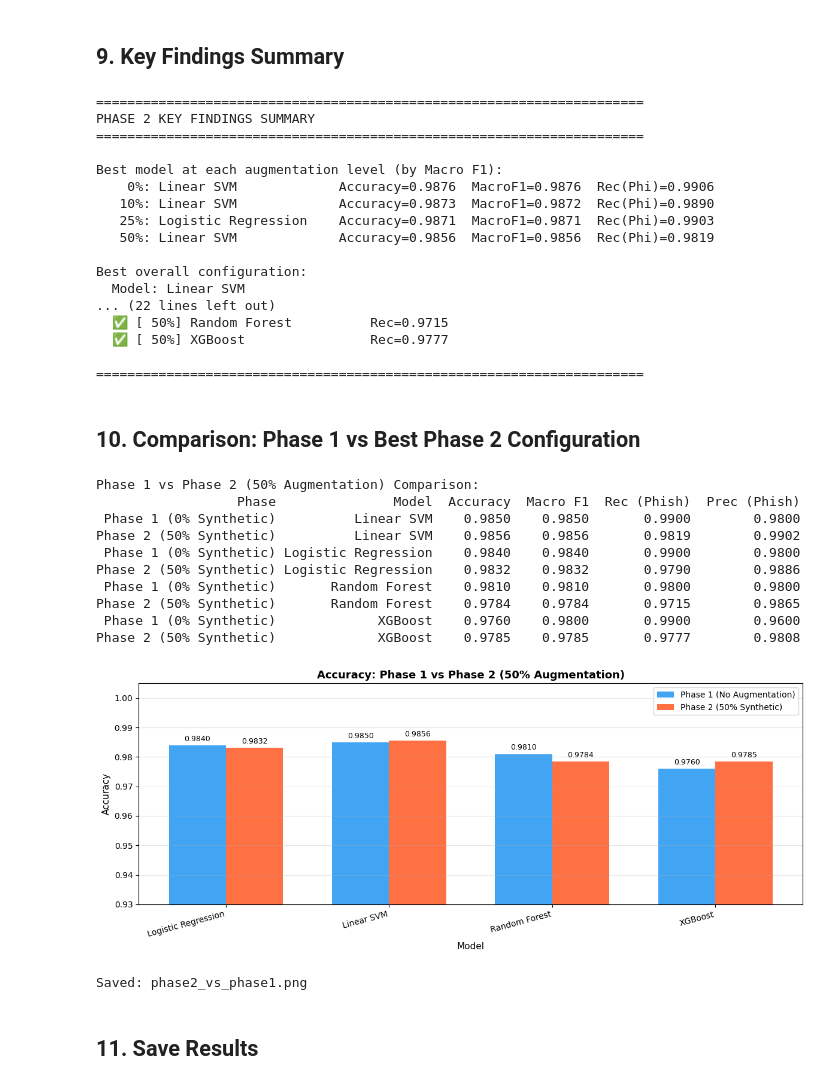
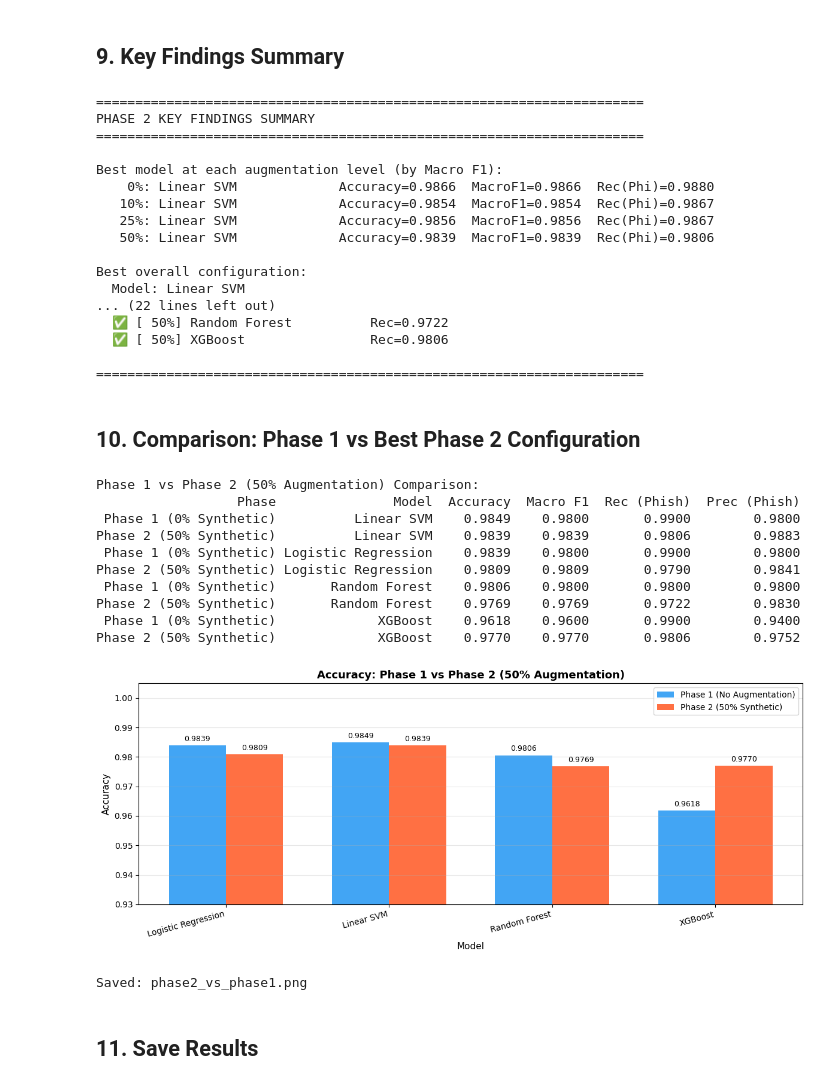
Before and after one commit to bibekkumar323/Phishing-Detector, a Jupyter notebook: notebooks/03_phase_2_augmentation.ipynb, the cells around one changed output. Saved outputs shown, nothing was run; the diff lists cells and outputs as text; code cells hidden in the pictures.

```diff
--- a/notebooks/03_phase_2_augmentation.ipynb
+++ b/notebooks/03_phase_2_augmentation.ipynb
@@ -157,7 +157,7 @@ def build_augmented_dataset(train_legit, train_phish, synth_df, ratio, random_st
     # Sample synthetic phishing emails
     if n_synthetic > 0:
         synth_sample = synth_df.sample(
-            n=min(n_synthetic, len(synth_df)),
+            n=n_synthetic,
             random_state=random_state,
             replace=(n_synthetic > len(synth_df))
         )[['label', 'text']].copy()
@@ -210,7 +210,7 @@ def train_and_evaluate(X_train, y_train, X_test, y_test, ratio_label):
         'Logistic Regression': LogisticRegression(max_iter=1000, random_state=42, C=1.0),
         'Linear SVM': LinearSVC(max_iter=2000, random_state=42, C=1.0),
         'Random Forest': RandomForestClassifier(n_estimators=100, random_state=42, n_jobs=-1),
-        'XGBoost': XGBClassifier(n_estimators=100, random_state=42,use_label_encoder=False, eval_metric='logloss',verbosity=0),
+        'XGBoost': XGBClassifier(n_estimators=100, random_state=42,eval_metric='logloss',verbosity=0),
     }
 
     results = []
@@ -276,9 +276,9 @@ for ratio in RATIOS:
 
     # Fit TF-IDF on this training set
     tfidf = TfidfVectorizer(
-        max_features=5000,
-        ngram_range=(1, 2),
-        sublinear_tf=True
+    max_features=5000,
+    stop_words='english',
+    ngram_range=(1, 2)
     )
     X_train = tfidf.fit_transform(X_train_raw)
     X_test  = tfidf.transform(X_test_raw)
@@ -487,16 +487,16 @@ PHASE 2 KEY FINDINGS SUMMARY
 ======================================================================
 
 Best model at each augmentation level (by Macro F1):
-    0%: Linear SVM             Accuracy=0.9876  MacroF1=0.9876  Rec(Phi)=0.9906
-   10%: Linear SVM             Accuracy=0.9873  MacroF1=0.9872  Rec(Phi)=0.9890
-   25%: Logistic Regression    Accuracy=0.9871  MacroF1=0.9871  Rec(Phi)=0.9903
-   50%: Linear SVM             Accuracy=0.9856  MacroF1=0.9856  Rec(Phi)=0.9819
+    0%: Linear SVM             Accuracy=0.9866  MacroF1=0.9866  Rec(Phi)=0.9880
+   10%: Linear SVM             Accuracy=0.9854  MacroF1=0.9854  Rec(Phi)=0.9867
+   25%: Linear SVM             Accuracy=0.9856  MacroF1=0.9856  Rec(Phi)=0.9867
+   50%: Linear SVM             Accuracy=0.9839  MacroF1=0.9839  Rec(Phi)=0.9806
 
 Best overall configuration:
   Model: Linear SVM
 ... (22 lines left out)
-  ✅ [ 50%] Random Forest          Rec=0.9715
-  ✅ [ 50%] XGBoost                Rec=0.9777
+  ✅ [ 50%] Random Forest          Rec=0.9722
+  ✅ [ 50%] XGBoost                Rec=0.9806
 
 ======================================================================
 # %% [markdown]
@@ -504,14 +504,14 @@ Best overall configuration:
 # %%
 # Phase 1 baseline results (from notebook 02)
 phase1 = pd.DataFrame([
-    {'Model': 'Logistic Regression', 'Accuracy': 0.9840, 'Macro F1': 0.9840,
+     {'Model': 'Logistic Regression', 'Accuracy': 0.9839, 'Macro F1': 0.9800,
      'Rec (Phish)': 0.99, 'Prec (Phish)': 0.98},
-    {'Model': 'Linear SVM',          'Accuracy': 0.9850, 'Macro F1': 0.9850,
+    {'Model': 'Linear SVM',          'Accuracy': 0.9849, 'Macro F1': 0.9800,
      'Rec (Phish)': 0.99, 'Prec (Phish)': 0.98},
-    {'Model': 'Random Forest',        'Accuracy': 0.9810, 'Macro F1': 0.9810,
+    {'Model': 'Random Forest',       'Accuracy': 0.9806, 'Macro F1': 0.9800,
      'Rec (Phish)': 0.98, 'Prec (Phish)': 0.98},
-    {'Model': 'XGBoost',              'Accuracy': 0.9760, 'Macro F1': 0.9800,
-     'Rec (Phish)': 0.99, 'Prec (Phish)': 0.96},
+    {'Model': 'XGBoost',             'Accuracy': 0.9618, 'Macro F1': 0.9600,
+     'Rec (Phish)': 0.99, 'Prec (Phish)': 0.94}
 ])
 phase1['Phase'] = 'Phase 1 (0% Synthetic)'
 
@@ -528,43 +528,43 @@ print(comparison[['Phase', 'Model', 'Accuracy', 'Macro F1', 'Rec (Phish)', 'Prec
       .to_string(index=False))
 
 # Plot comparison
 fig, ax = plt.subplots(figsize=(12, 5))
 
 x      = np.arange(len(phase1))
 width  = 0.35
 bars1  = ax.bar(x - width/2, phase1['Accuracy'], width,
                 label='Phase 1 (No Augmentation)', color='#2196F3', alpha=0.85)
 bars2  = ax.bar(x + width/2, phase2_50['Accuracy'].values, width,
                 label='Phase 2 (50% Synthetic)', color='#FF5722', alpha=0.85)
 
 ax.set_xlabel('Model', fontsize=11)
 ax.set_ylabel('Accuracy', fontsize=11)
 ax.set_title('Accuracy: Phase 1 vs Phase 2 (50% Augmentation)',
              fontsize=13, fontweight='bold')
 ax.set_xticks(x)
 ax.set_xticklabels(phase1['Model'], rotation=15, ha='right')
 ax.legend(fontsize=10)
 ax.set_ylim([0.93, 1.005])
 ax.bar_label(bars1, fmt='%.4f', padding=3, fontsize=9)
 ax.bar_label(bars2, fmt='%.4f', padding=3, fontsize=9)
 ax.grid(axis='y', alpha=0.3)
 
 plt.tight_layout()
-plt.savefig('../outputs/phase2_vs_phase1.png', dpi=150, bbox_inches='tight')
+plt.savefig('../outputs/figures/phase2_vs_phase1.png', dpi=150, bbox_inches='tight')
 plt.show()
 print('Saved: phase2_vs_phase1.png')
 # %% [output]
 Phase 1 vs Phase 2 (50% Augmentation) Comparison:
                   Phase               Model  Accuracy  Macro F1  Rec (Phish)  Prec (Phish)
- Phase 1 (0% Synthetic)          Linear SVM    0.9850    0.9850       0.9900        0.9800
-Phase 2 (50% Synthetic)          Linear SVM    0.9856    0.9856       0.9819        0.9902
- Phase 1 (0% Synthetic) Logistic Regression    0.9840    0.9840       0.9900        0.9800
-Phase 2 (50% Synthetic) Logistic Regression    0.9832    0.9832       0.9790        0.9886
- Phase 1 (0% Synthetic)       Random Forest    0.9810    0.9810       0.9800        0.9800
-Phase 2 (50% Synthetic)       Random Forest    0.9784    0.9784       0.9715        0.9865
- Phase 1 (0% Synthetic)             XGBoost    0.9760    0.9800       0.9900        0.9600
-Phase 2 (50% Synthetic)             XGBoost    0.9785    0.9785       0.9777        0.9808
+ Phase 1 (0% Synthetic)          Linear SVM    0.9849    0.9800       0.9900        0.9800
+Phase 2 (50% Synthetic)          Linear SVM    0.9839    0.9839       0.9806        0.9883
+ Phase 1 (0% Synthetic) Logistic Regression    0.9839    0.9800       0.9900        0.9800
+Phase 2 (50% Synthetic) Logistic Regression    0.9809    0.9809       0.9790        0.9841
+ Phase 1 (0% Synthetic)       Random Forest    0.9806    0.9800       0.9800        0.9800
+Phase 2 (50% Synthetic)       Random Forest    0.9769    0.9769       0.9722        0.9830
+ Phase 1 (0% Synthetic)             XGBoost    0.9618    0.9600       0.9900        0.9400
+Phase 2 (50% Synthetic)             XGBoost    0.9770    0.9770       0.9806        0.9752
-[figure, old version]
+[figure, new version]
 Saved: phase2_vs_phase1.png
 # %% [markdown]
 ## 11. Save Results
```
Also changed, not shown: parts of 7 cells of this notebook, 4 other files.
